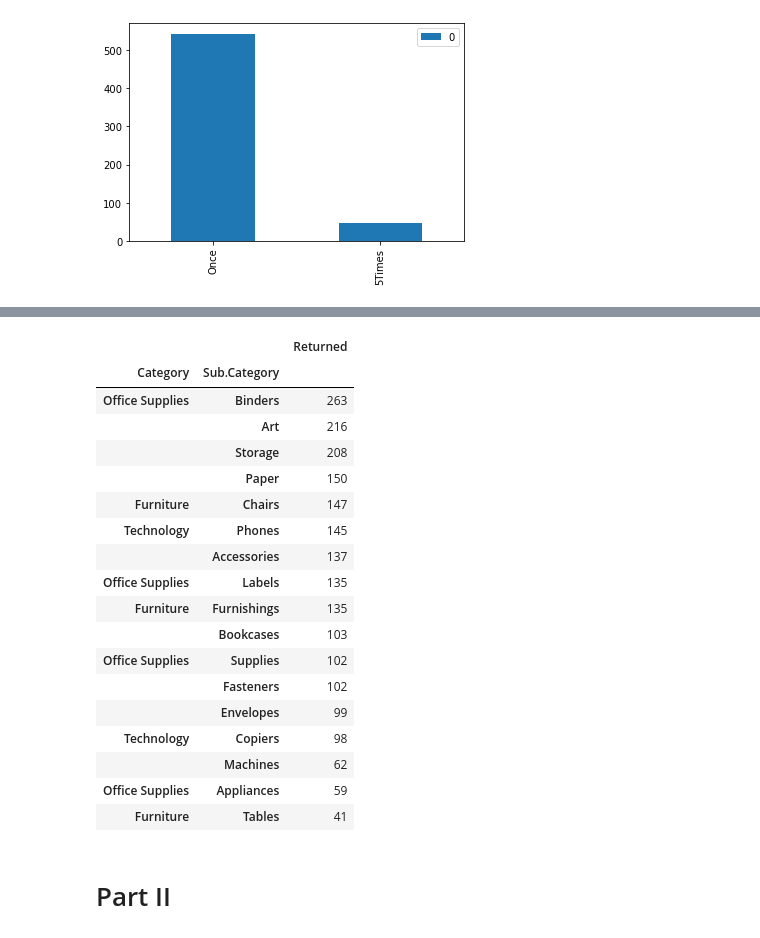
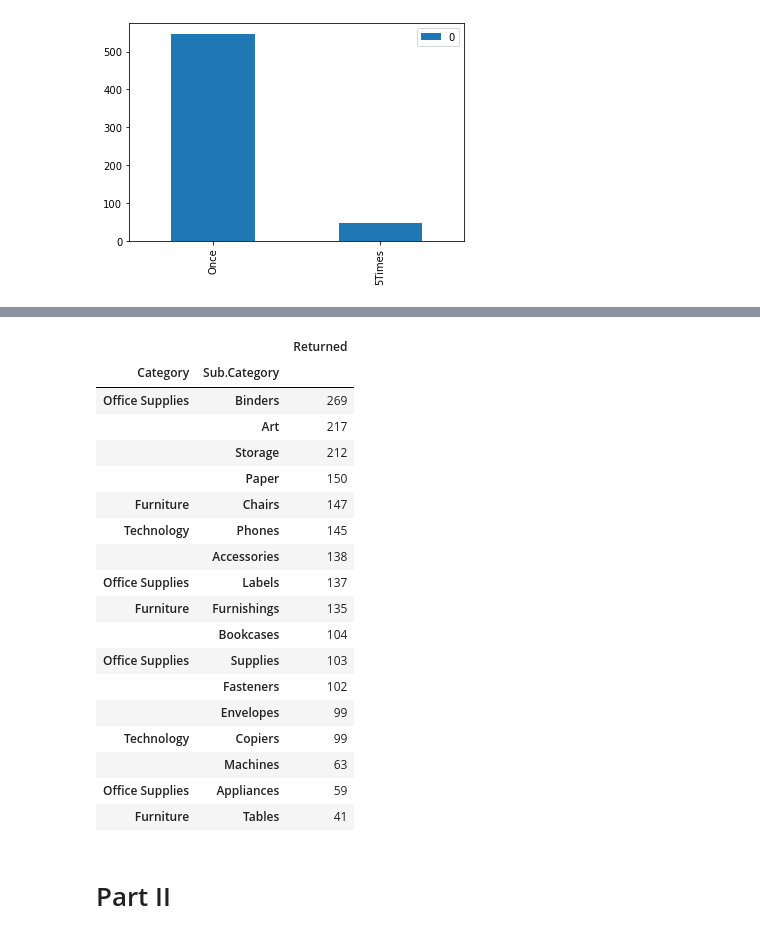
Before and after one commit to TheAidanAu/ML_Lab, a Jupyter notebook: AIDAN/ML_Lab_EDA_AIDAN.ipynb, the cells around one changed output, grey strips where cells are left out. Cells and saved outputs as stored; diff of their text form; code cells hidden in the pictures.

```diff
--- a/AIDAN/ML_Lab_EDA_AIDAN.ipynb
+++ b/AIDAN/ML_Lab_EDA_AIDAN.ipynb
@@ -252,2 +256,3 @@ KeyError: 'Order ID'
 # %%
-df_total = pd.merge(df_orders, df_returns, on=['Order.ID','Region'])
+df_total2 = pd.merge(df_orders, df_returns, on=['Order.ID'])
+df_total2.drop("Region_y",axis=1)
@@ -253,0 +273,4 @@ df_total = pd.merge(df_orders, df_returns, on=['Order.ID','Region'])
+# %%
+df_total2=df_total2.drop("Region_y",axis=1)
+# %%
+df_total2 = df_total2.rename(columns={"Region_x": "Region"})
@@ -254,3 +286,3 @@ df_total = pd.merge(df_orders, df_returns, on=['Order.ID','Region'])
 # %%
-df_total['Year'] = pd.DatetimeIndex(df_total['Order.Date']).year
+df_total2['Year'] = pd.DatetimeIndex(df_total2['Order.Date']).year
 # %%
@@ -385,23 +417,23 @@ df_category.plot.barh()
 # %%
-pd.DataFrame(df_total.groupby(["Category","Sub.Category"]).Returned.count().sort_values(ascending=False))
+pd.DataFrame(df_total2.groupby(["Category","Sub.Category"]).Returned.count().sort_values(ascending=False))
 # %% [output]
 |  |  | Returned |
 | Category | Sub.Category |  |
-| Office Supplies | Binders | 263 |
-|  | Art | 216 |
-|  | Storage | 208 |
+| Office Supplies | Binders | 269 |
+|  | Art | 217 |
+|  | Storage | 212 |
 |  | Paper | 150 |
 | Furniture | Chairs | 147 |
 | Technology | Phones | 145 |
-|  | Accessories | 137 |
-| Office Supplies | Labels | 135 |
+|  | Accessories | 138 |
+| Office Supplies | Labels | 137 |
 | Furniture | Furnishings | 135 |
-|  | Bookcases | 103 |
-| Office Supplies | Supplies | 102 |
+|  | Bookcases | 104 |
+| Office Supplies | Supplies | 103 |
 |  | Fasteners | 102 |
 |  | Envelopes | 99 |
-| Technology | Copiers | 98 |
-|  | Machines | 62 |
+| Technology | Copiers | 99 |
+|  | Machines | 63 |
 | Office Supplies | Appliances | 59 |
 | Furniture | Tables | 41 |
 # %% [markdown]
```
Also changed, not shown: parts of 29 cells of this notebook.
